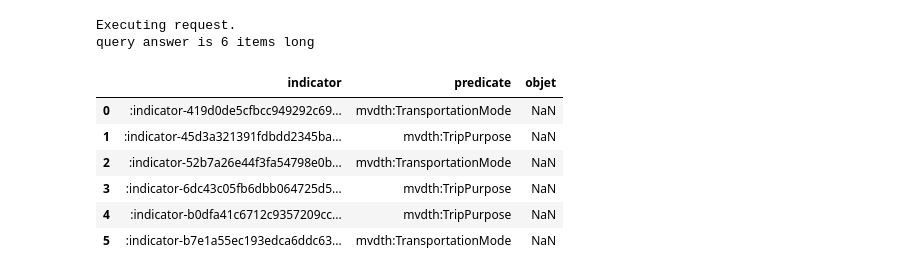
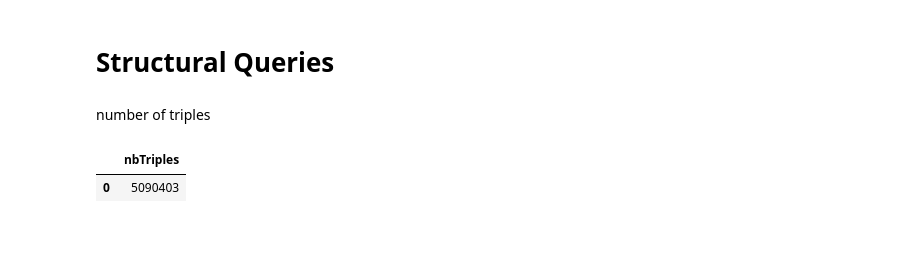
Before and after one commit to jeanduddd/Mobility-Ontology-DataLifting, a Jupyter notebook: Mobility-Data-Lifting/GraphQuery/graphQuerying.ipynb, the cells around one changed output. Drawn from its saved outputs; the diff is of its cells as text; code cells hidden in the pictures; blank space fills up the shorter version.

Commit message:
feat : implement queries

```diff
--- a/Mobility-Data-Lifting/GraphQuery/graphQuerying.ipynb
+++ b/Mobility-Data-Lifting/GraphQuery/graphQuerying.ipynb
@@ -72,45 +122,40 @@ import pandas as pd
 import requests
 
 def executeSparqlQuery(sparqlQuery, url="http://localhost:8890/sparql"):
-
-    parametres = {
+    sparqlQuery = queryPrefixes + sparqlQuery
+    parameters = {
         "query": sparqlQuery,
         "format": "text/csv"
     }
+    try:
+        answer = requests.get(url, params=parameters)
+        answer.raise_for_status()
 
-    print("Executing request.")
-    reponse = requests.get(url, params=parametres)
+        df = pd.read_csv(io.StringIO(answer.text))
 
-    df = pd.read_csv(io.StringIO(reponse.text))
+        for colonne in df.columns:
+            df[colonne] = df[colonne].apply(shortenURI)
 
-    for colonne in df.columns:
-        df[colonne] = df[colonne].apply(shortenURI)
+        return df
+    except Exception as e:
+        print(f"Error : {e}")
 
-    print(f"query answer is {len(df)} item{'s' if len(df)>1 else ''} long")
-    return df
+    return pd.DataFrame()
+# %% [markdown]
+# Structural Queries
+# %% [markdown]
+number of triples
 # %%
-url = "http://localhost:8890/sparql"
 query = """
-    PREFIX mvdo: <http://ns.inria.fr/movida/ontology#>
-    PREFIX rdf: <http://www.w3.org/1999/02/22-rdf-syntax-ns#>
-
-    SELECT ?indicator ?predicate ?objet
+    SELECT (COUNT(*) AS ?nbTriples)
     FROM <http://ns.inria.fr/movida/graph>
     WHERE {
-      ?indicator mvdo:hasTheme ?predicate .
-      ?indicator rdf:type mvdo:TerritoryIndicator .
+      ?s ?p ?o .
     }
 """
 
 df = executeSparqlQuery(query)
 display(df)
 # %% [output]
-Executing request.
-query answer is 6 items long
-|  | indicator | predicate | objet |
-| 0 | :indicator-419d0de5cfbcc949292c69... | mvdth:TransportationMode | NaN |
-| 1 | :indicator-45d3a321391fdbdd2345ba... | mvdth:TripPurpose | NaN |
-| 2 | :indicator-52b7a26e44f3fa54798e0b... | mvdth:TransportationMode | NaN |
-| 3 | :indicator-6dc43c05fb6dbb064725d5... | mvdth:TripPurpose | NaN |
-| 4 | :indicator-b0dfa41c6712c9357209cc... | mvdth:TripPurpose | NaN |
-| 5 | :indicator-b7e1a55ec193edca6ddc63... | mvdth:TransportationMode | NaN |
+|  | nbTriples |
+| 0 | 5090403 |
```
Also changed, not shown: parts of 42 cells of this notebook.
